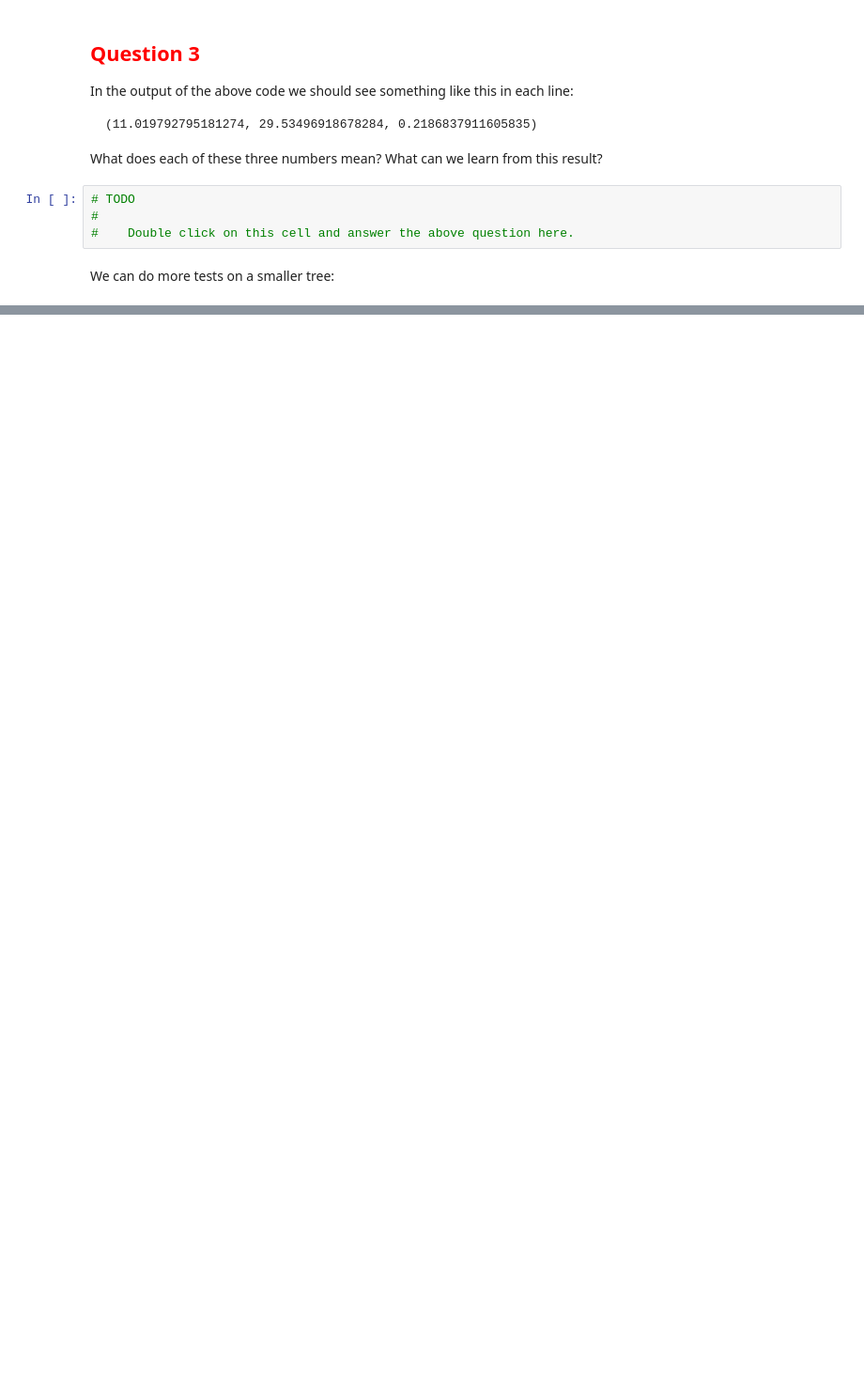
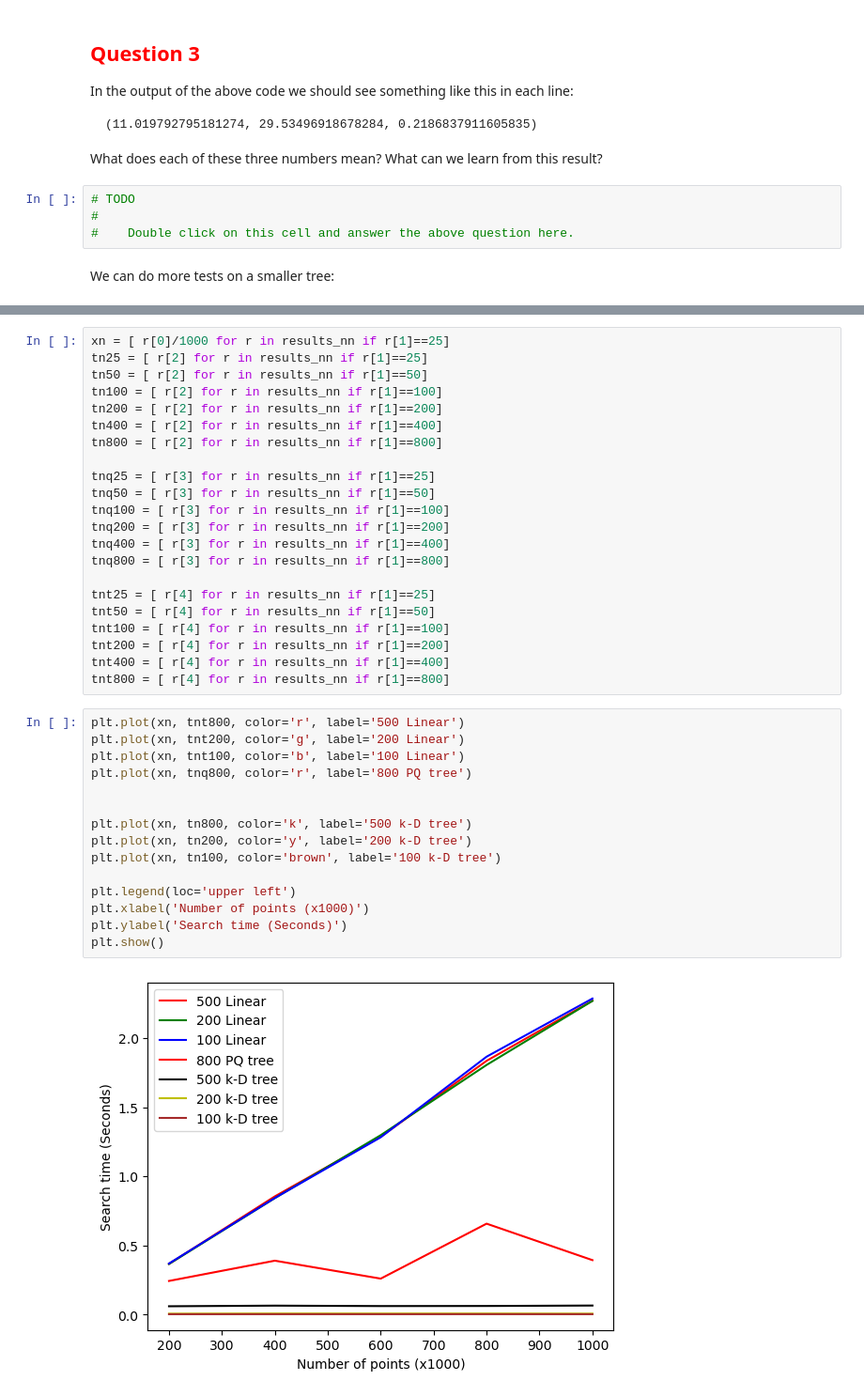
Before and after one commit to gisalgs/notebooks, a Jupyter notebook: computational_issues-colab.ipynb, the cells around one changed output, grey strips where cells are left out. Shown: that part at 94% size. Drawn from its saved outputs; the diff is of its cells as text; blank space fills up the shorter version.

```diff
--- a/computational_issues-colab.ipynb
+++ b/computational_issues-colab.ipynb
@@ -500,0 +796,39 @@ print(test_nn_find(n_neighbor=200, npts=250))
+# %%
+xn = [ r[0]/1000 for r in results_nn if r[1]==25]
+tn25 = [ r[2] for r in results_nn if r[1]==25]
+tn50 = [ r[2] for r in results_nn if r[1]==50]
+tn100 = [ r[2] for r in results_nn if r[1]==100]
+tn200 = [ r[2] for r in results_nn if r[1]==200]
+tn400 = [ r[2] for r in results_nn if r[1]==400]
+tn800 = [ r[2] for r in results_nn if r[1]==800]
+
+tnq25 = [ r[3] for r in results_nn if r[1]==25]
+tnq50 = [ r[3] for r in results_nn if r[1]==50]
+tnq100 = [ r[3] for r in results_nn if r[1]==100]
+tnq200 = [ r[3] for r in results_nn if r[1]==200]
+tnq400 = [ r[3] for r in results_nn if r[1]==400]
+tnq800 = [ r[3] for r in results_nn if r[1]==800]
+
+tnt25 = [ r[4] for r in results_nn if r[1]==25]
+tnt50 = [ r[4] for r in results_nn if r[1]==50]
+tnt100 = [ r[4] for r in results_nn if r[1]==100]
+tnt200 = [ r[4] for r in results_nn if r[1]==200]
+tnt400 = [ r[4] for r in results_nn if r[1]==400]
+tnt800 = [ r[4] for r in results_nn if r[1]==800]
+# %%
+plt.plot(xn, tnt800, color='r', label='500 Linear')
+plt.plot(xn, tnt200, color='g', label='200 Linear')
+plt.plot(xn, tnt100, color='b', label='100 Linear')
+plt.plot(xn, tnq800, color='r', label='800 PQ tree')
+
+
+plt.plot(xn, tn800, color='k', label='500 k-D tree')
+plt.plot(xn, tn200, color='y', label='200 k-D tree')
+plt.plot(xn, tn100, color='brown', label='100 k-D tree')
+
+plt.legend(loc='upper left')
+plt.xlabel('Number of points (x1000)')
+plt.ylabel('Search time (Seconds)')
+plt.show()
+# %% [output]
+[figure, added]
```
Also changed, not shown: parts of 33 cells of this notebook.
